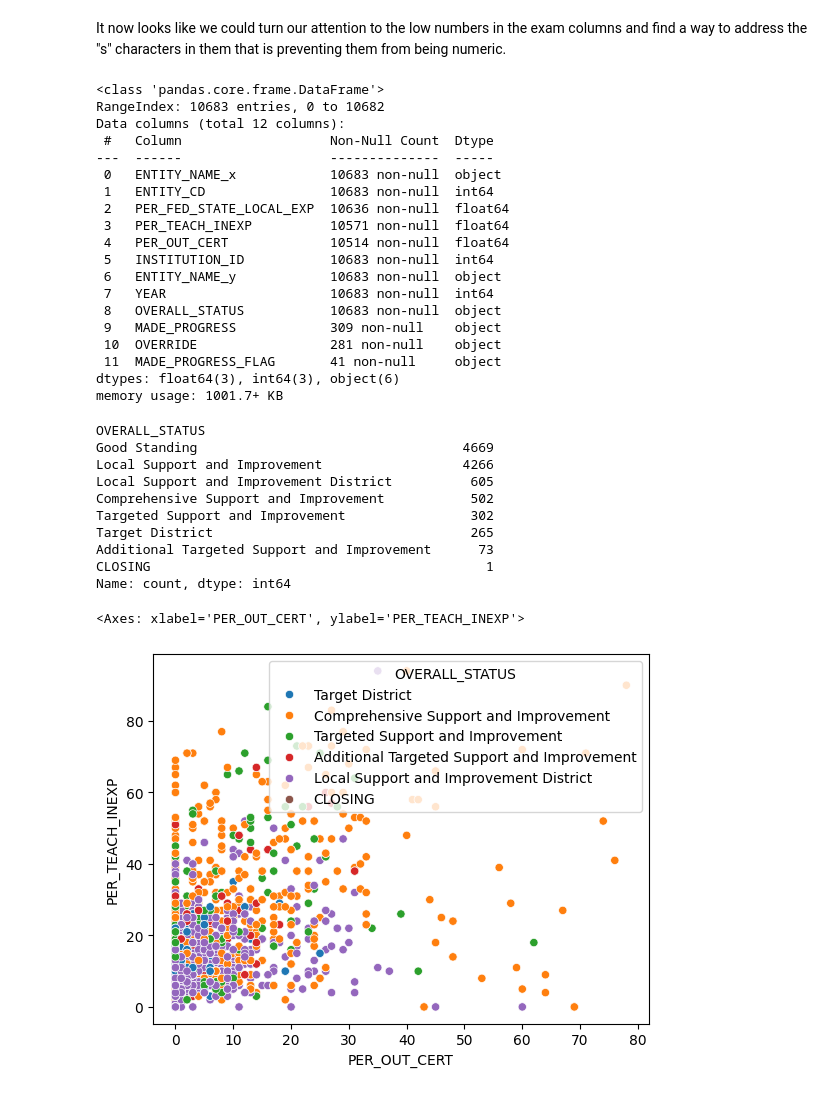
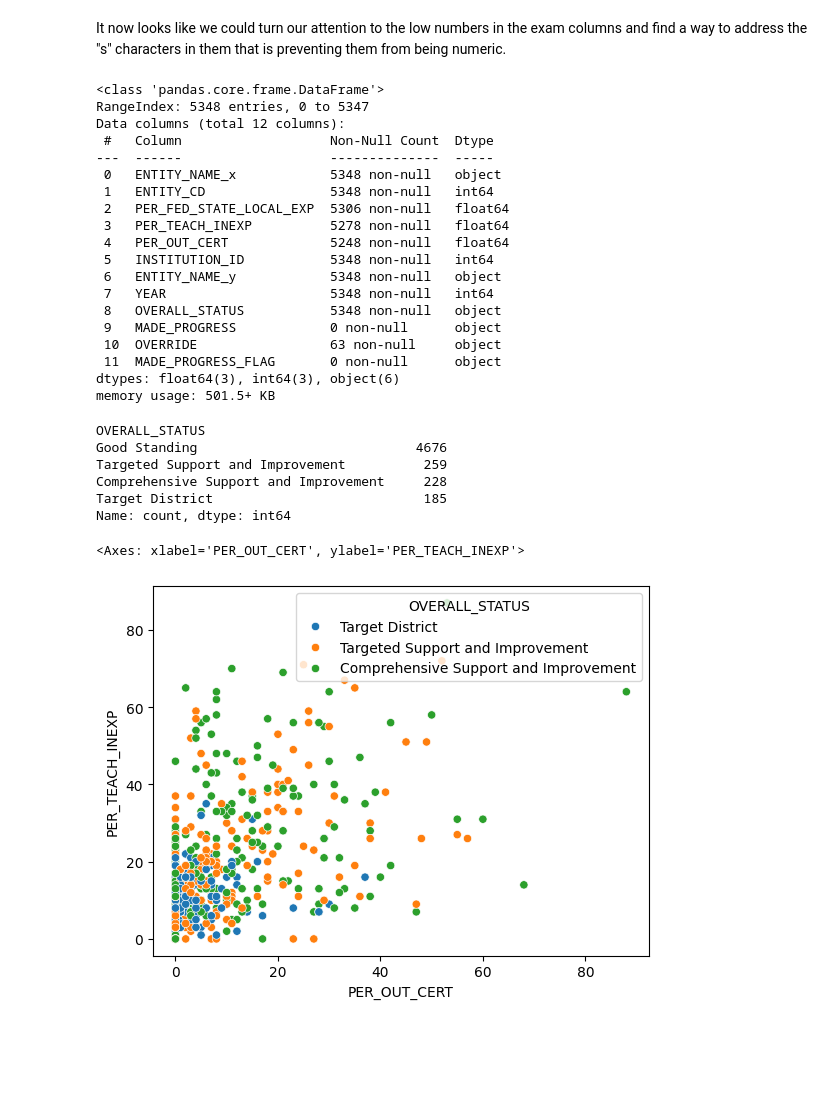
Before and after one commit to Finer-Things/2023_Erdos_Institute_Bootcamp_Education, a Jupyter notebook: EDA/combining_tables_part_2.ipynb, the cells around one changed output. Cells and saved outputs as stored; diff of their text form; code cells hidden in the pictures; blank space fills up the shorter version.

```diff
--- a/EDA/combining_tables_part_2.ipynb
+++ b/EDA/combining_tables_part_2.ipynb
@@ -15,11 +15,13 @@ df_nxp | Inexperienced Teachers and Principals
 df_ocert | Teachers Teaching Out of Certification
 df_y | Annual Regents Exams
 # %%
+year_chosen = 2021
 df_epp = pd.read_excel("../Data/SRC2022/Expenditures Per Pupil.xlsx")
 df_nxp = pd.read_excel("../Data/SRC2022/Inexperienced Teachers and Principals.xlsx")
 df_ocert = pd.read_excel("../Data/SRC2022/Teachers Teaching Out of Certification.xlsx")
 df_y = pd.read_excel("../Data/SRC2022/Annual Regents Exams.xlsx")
 df_yy = pd.read_excel("../Data/SRC2022/Accountability Status.xlsx")
+df_yy = df_yy.loc[df_yy.YEAR == year_chosen]
 # %% [markdown]
 Variable Name | Meaning
 | --- | --- |
@@ -46,7 +48,7 @@ chosen_test_subjects = ('Regents Phy Set/Earth Sci', 'Regents Living Environment
 ### Trimming Dataframes
 #### Defining a Trimming Function that will only keep the columns we wish and only keep the rows that have our desired YEAR and SUBGROUP_NAME of "All Students"
 # %%
-def trimmer(df: pd.DataFrame, *column_names, year: int=2022, year_col_name: str="YEAR")->pd.DataFrame:
+def trimmer(df: pd.DataFrame, *column_names, year: int=year_chosen, year_col_name: str="YEAR")->pd.DataFrame:
     """
     Keeps only the columns specified, only the rows whose year agrees with the year argument,
     and if there is a SUBGROUP column then it keeps only rows with the subgroup classification
@@ -180,51 +166,46 @@ It now looks like we could turn our attention to the low numbers in the exam col
 df.info()
 # %% [output]
 <class 'pandas.core.frame.DataFrame'>
-RangeIndex: 10683 entries, 0 to 10682
+RangeIndex: 5348 entries, 0 to 5347
 Data columns (total 12 columns):
  #   Column                   Non-Null Count  Dtype
 ---  ------                   --------------  -----
- 0   ENTITY_NAME_x            10683 non-null  object
- 1   ENTITY_CD                10683 non-null  int64
- 2   PER_FED_STATE_LOCAL_EXP  10636 non-null  float64
- 3   PER_TEACH_INEXP          10571 non-null  float64
- 4   PER_OUT_CERT             10514 non-null  float64
- 5   INSTITUTION_ID           10683 non-null  int64
- 6   ENTITY_NAME_y            10683 non-null  object
- 7   YEAR                     10683 non-null  int64
- 8   OVERALL_STATUS           10683 non-null  object
- 9   MADE_PROGRESS            309 non-null    object
- 10  OVERRIDE                 281 non-null    object
- 11  MADE_PROGRESS_FLAG       41 non-null     object
+ 0   ENTITY_NAME_x            5348 non-null   object
+ 1   ENTITY_CD                5348 non-null   int64
+ 2   PER_FED_STATE_LOCAL_EXP  5306 non-null   float64
+ 3   PER_TEACH_INEXP          5278 non-null   float64
+ 4   PER_OUT_CERT             5248 non-null   float64
+ 5   INSTITUTION_ID           5348 non-null   int64
+ 6   ENTITY_NAME_y            5348 non-null   object
+ 7   YEAR                     5348 non-null   int64
+ 8   OVERALL_STATUS           5348 non-null   object
+ 9   MADE_PROGRESS            0 non-null      object
+ 10  OVERRIDE                 63 non-null     object
+ 11  MADE_PROGRESS_FLAG       0 non-null      object
 dtypes: float64(3), int64(3), object(6)
-memory usage: 1001.7+ KB
+memory usage: 501.5+ KB
 # %%
 df.OVERALL_STATUS.value_counts()
 # %% [output]
 OVERALL_STATUS
-Good Standing                                  4669
-Local Support and Improvement                  4266
-Local Support and Improvement District          605
-Comprehensive Support and Improvement           502
-Targeted Support and Improvement                302
-Target District                                 265
-Additional Targeted Support and Improvement      73
-CLOSING                                           1
+Good Standing                            4676
+Targeted Support and Improvement          259
+Comprehensive Support and Improvement     228
+Target District                           185
 Name: count, dtype: int64
 # %%
 def status_sorter(status):
     pass
 # %%
-sns.scatterplot(data=df.loc[any()],
+sns.scatterplot(data=df.loc[(df['OVERALL_STATUS'] != "Good Standing") & (df['OVERALL_STATUS'] != "Local Support and Improvement")],
             x="PER_OUT_CERT",
             y="PER_TEACH_INEXP",
             hue="OVERALL_STATUS"
             )
-# (df['OVERALL_STATUS'] != "Good Standing") & (df['OVERALL_STATUS'] != "Local Support and Improvement")
 # df['OVERALL_STATUS'] != "Local Support and Improvement"
 # %% [output]
 <Axes: xlabel='PER_OUT_CERT', ylabel='PER_TEACH_INEXP'>
-[figure, old version]
+[figure, new version]
 # %%
 sns.histplot(df.loc[df["PER_FED_STATE_LOCAL_EXP"] < 25000]["PER_FED_STATE_LOCAL_EXP"],
     binwidth=2500,
```
Also changed, not shown: parts of 7 cells of this notebook, 2 other files.
